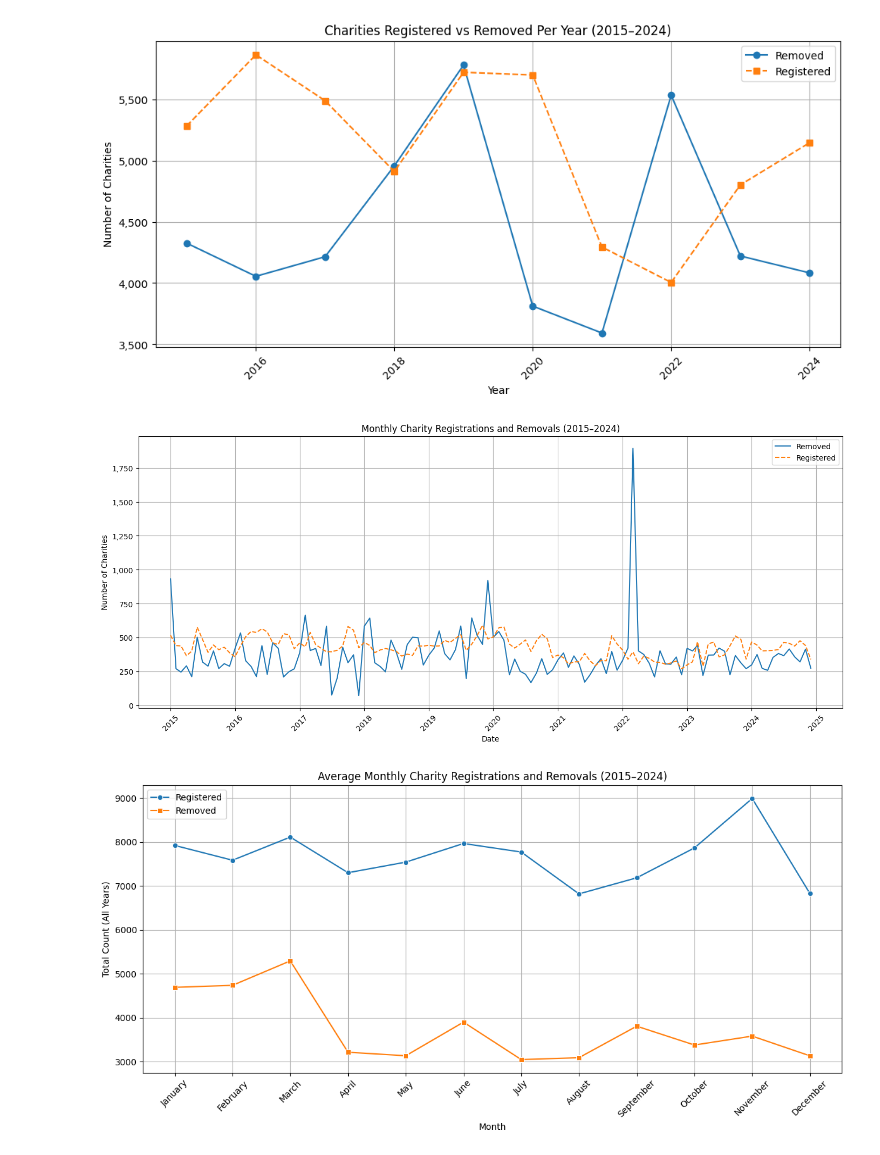
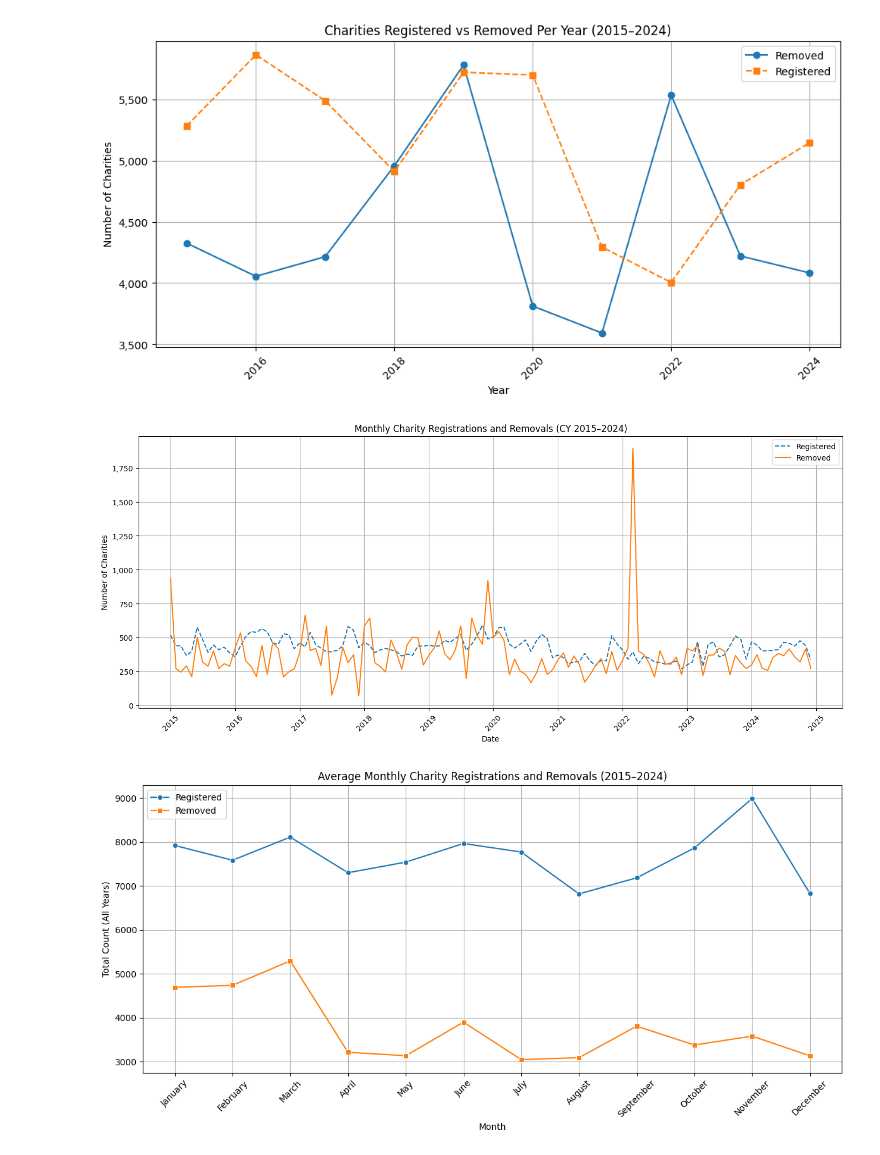
Before and after one commit to crystalyu917/The-Impact-of-Local-Council-Asset-Sales-on-Charity-Survival-in-England, a Jupyter notebook: src/analysis/raw_data_analysis.ipynb, the cells around one changed output. Cells and saved outputs as stored; diff of their text form; code cells hidden in the pictures.

```diff
--- a/src/analysis/raw_data_analysis.ipynb
+++ b/src/analysis/raw_data_analysis.ipynb
@@ -272,37 +273,38 @@ dataset['date_of_removal'] = pd.to_datetime(dataset['date_of_removal'], errors='
 dataset['date_of_registration'] = pd.to_datetime(dataset['date_of_registration'], errors='coerce')
 
 # Extract year-month
 dataset['removal_month'] = dataset['date_of_removal'].dt.to_period('M')
 dataset['registration_month'] = dataset['date_of_registration'].dt.to_period('M')
 
 # Count per month
 removed_by_month = dataset['removal_month'].value_counts().sort_index()
 registered_by_month = dataset['registration_month'].value_counts().sort_index()
 
 # Convert PeriodIndex to datetime for plotting
 removed_by_month.index = removed_by_month.index.to_timestamp()
 registered_by_month.index = registered_by_month.index.to_timestamp()
 
 # Filter to 2015–2024
 removed_by_month = removed_by_month[(removed_by_month.index >= '2015-01') & (removed_by_month.index <= '2024-12')]
 registered_by_month = registered_by_month[(registered_by_month.index >= '2015-01') & (registered_by_month.index <= '2024-12')]
 
 # Plot
 plt.figure(figsize=(14, 6))
-plt.plot(removed_by_month.index, removed_by_month.values, label='Removed', color='#1f77b4')
-plt.plot(registered_by_month.index, registered_by_month.values, label='Registered', color='#ff7f0e', linestyle='--')
+plt.plot(registered_by_month.index, registered_by_month.values, label='Registered', color='#1f77b4', linestyle='--')
+plt.plot(removed_by_month.index, removed_by_month.values, label='Removed', color='#ff7f0e')
 
-plt.title('Monthly Charity Registrations and Removals (2015–2024)')
+
+plt.title('Monthly Charity Registrations and Removals (CY 2015–2024)')
 plt.xlabel('Date')
 plt.ylabel('Number of Charities')
 plt.grid(True)
 plt.legend()
 plt.tight_layout()
 plt.xticks(rotation=45)
 plt.gca().yaxis.set_major_formatter(mticker.FuncFormatter(lambda x, _: f'{int(x):,}'))
 plt.show()
 # %% [output]
-[figure, old version]
+[figure, new version]
 # %%
 # Extract month names
 dataset['registration_month'] = dataset['date_of_registration'].dt.month_name()
```
Also changed, not shown: parts of 3 cells of this notebook, 1 other file.
